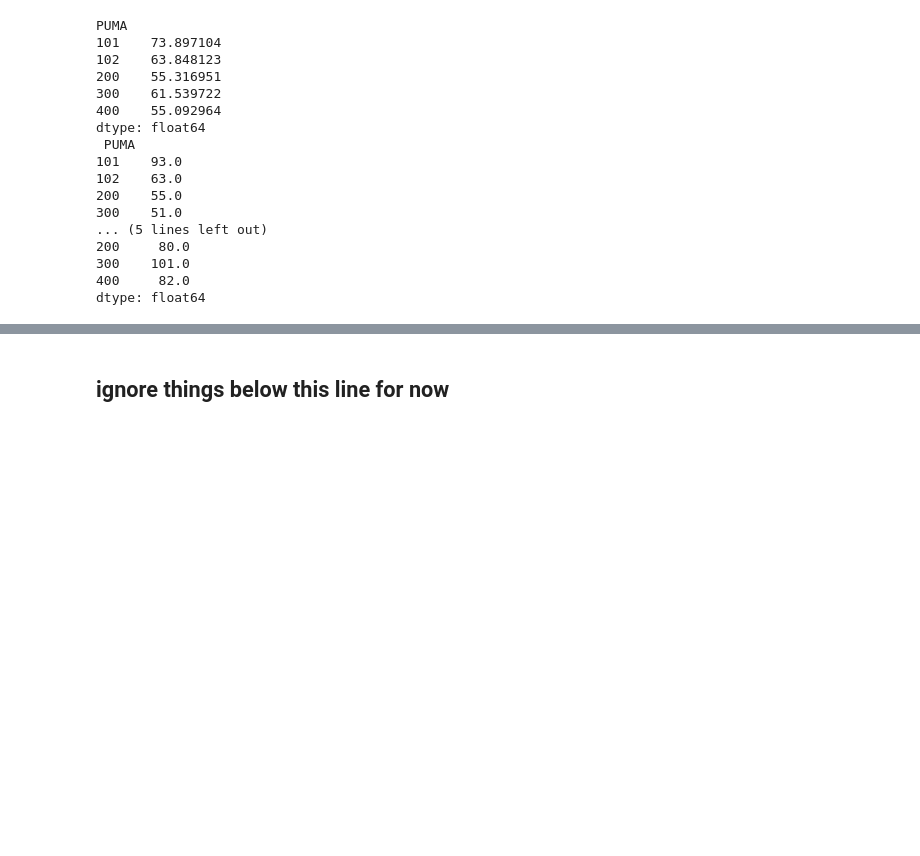
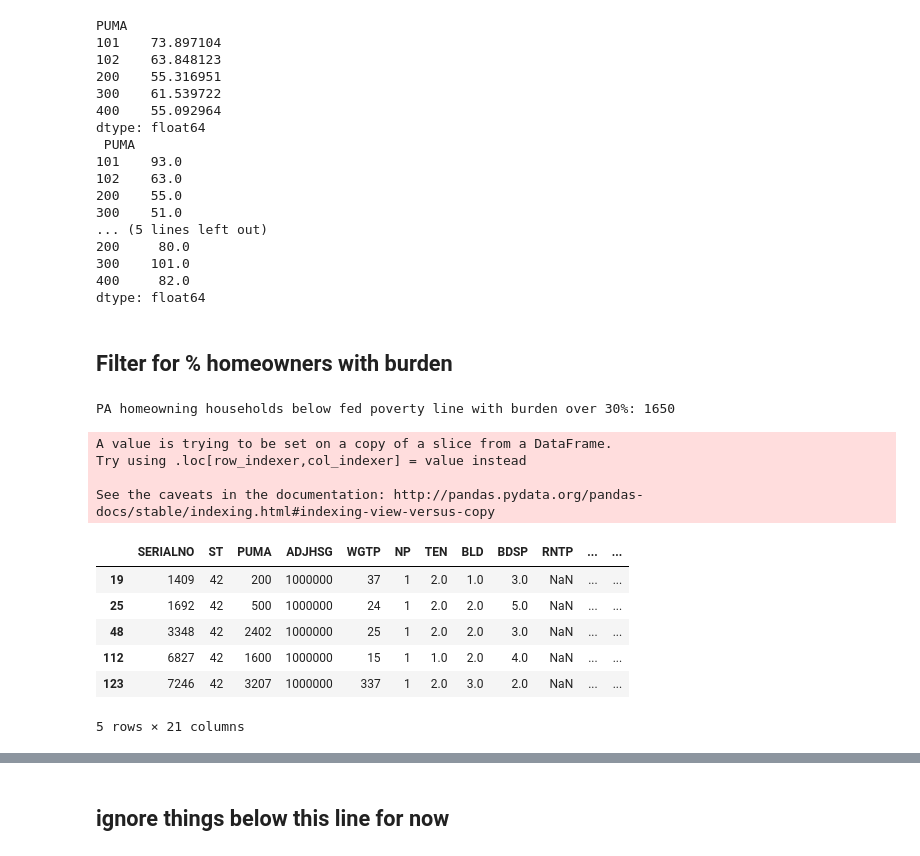
Before and after one commit to epkh/bigdataproject, a Jupyter notebook: acs15_1yr_poverty_income.ipynb, the cells around one changed output, grey strips where cells are left out. Cells and saved outputs as stored; diff of their text form; code cells hidden in the pictures; blank space fills up the shorter version.

```diff
--- a/acs15_1yr_poverty_income.ipynb
+++ b/acs15_1yr_poverty_income.ipynb
@@ -242,3 +302,31 @@ dtype: float64
 # %%
 # export weighted median of homeowner housing cost burden for ea puma
 df15h_need_med.to_csv('15h_need_med.csv')
+# %% [markdown]
+## Filter for % homeowners with burden
+# %%
+# filter where OCPIP is >= 30.0 to see total number of burdened hhds below poverty line
+df15h_burden = df15h_need[df15h_need['OCPIP']>=30.0]
+
+print("PA homeowning households below fed poverty line with burden over 30%:", len(df15h_burden.index))
+# %% [output]
+PA homeowning households below fed poverty line with burden over 30%: 1650
+# %%
+## create new column that calculates % of households below poverty with burden
+
+# Create a new column called df15h_need.WGTP30 where the value is the WGTP if df15h_need.OCPIP
+# is greater than or equal to 30 and 0 if not.
+df15h_need['WGTP30'] = df15h_need['WGTP'].where(df15h_need['OCPIP']>=30.0, 0)
+df15h_need.head()
+# %% [output]
+A value is trying to be set on a copy of a slice from a DataFrame.
+Try using .loc[row_indexer,col_indexer] = value instead
+
+See the caveats in the documentation: http://pandas.pydata.org/pandas-docs/stable/indexing.html#indexing-view-versus-copy
+|  | SERIALNO | ST | PUMA | ADJHSG | WGTP | NP | TEN | BLD | BDSP | RNTP | ... | ... |
+| 19 | 1409 | 42 | 200 | 1000000 | 37 | 1 | 2.0 | 1.0 | 3.0 | NaN | ... | ... |
+| 25 | 1692 | 42 | 500 | 1000000 | 24 | 1 | 2.0 | 2.0 | 5.0 | NaN | ... | ... |
+| 48 | 3348 | 42 | 2402 | 1000000 | 25 | 1 | 2.0 | 2.0 | 3.0 | NaN | ... | ... |
+| 112 | 6827 | 42 | 1600 | 1000000 | 15 | 1 | 1.0 | 2.0 | 4.0 | NaN | ... | ... |
+| 123 | 7246 | 42 | 3207 | 1000000 | 337 | 1 | 2.0 | 3.0 | 2.0 | NaN | ... | ... |
+5 rows × 21 columns
```
Also changed, not shown: parts of 11 cells of this notebook, 2 other files.
